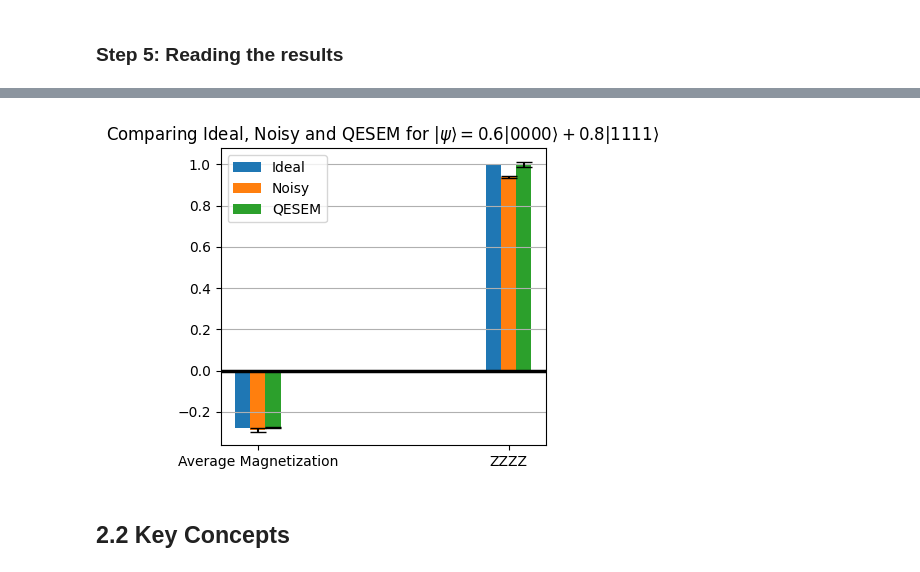
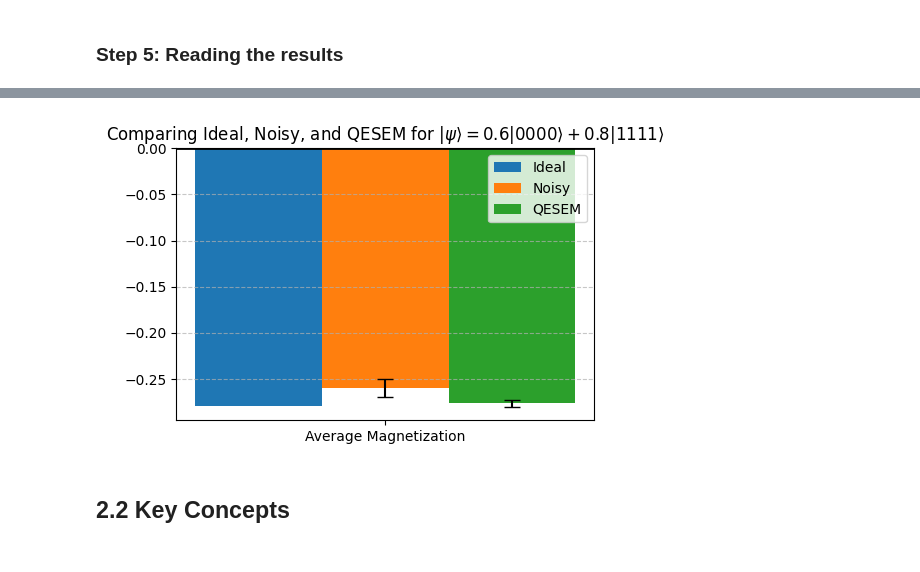
Before and after one commit to Qedma/riken-workshop, a Jupyter notebook: qesem_lab_solution.ipynb, the cells around one changed output, grey strips where cells are left out. Cells and saved outputs as stored; diff of their text form; code cells hidden in the pictures.

```diff
--- a/qesem_lab_solution.ipynb
+++ b/qesem_lab_solution.ipynb
@@ -426,12 +417,9 @@ circ_ex2.cx(2, 3)
 
 avg_magnetization_ex2 = qiskit.quantum_info.SparsePauliOp.from_sparse_list([("Z", [q], 1 / 4) for q in range(4)], num_qubits=4)
 
-all_z_ex2 = qiskit.quantum_info.SparsePauliOp.from_sparse_list([("Z" * 4, range(4), 1)], 4)
+obs_list_ex2 = [avg_magnetization_ex2]
 
-obs_list_ex2 = [avg_magnetization_ex2, all_z_ex2]
-
-
-circ_ex2.draw("text", scale=0.7)
+circ_ex2.draw("text", scale=0.7)  # assign to variable
 # %% [output]
      ┌───────────┐
 q_0: ┤ Ry(1.854) ├──■────────────
@@ -459,7 +447,6 @@ job = qedma_client.create_job(
     observables=obs_list_ex2,
     observables_metadata = [
         qedma_api.ObservableMetadata(description = "avg_magnetization_ex2"),
-        qedma_api.ObservableMetadata(description = "all_z_ex2")
     ],
     empirical_time_estimation=True,  # "empirical" - gets actual time estimates without running full mitigation
     precision=0.1,  # Precision for all observables
@@ -545,45 +526,36 @@ Gate fidelities found: {'CZ': 0.995350391690024, 'ID1Q': 0.9994821641636952}
 # %%
-# Results as a graph
-x = np.arange(2)  # Column position
-width = 0.06
+x = np.arange(1)  # Only one observable
+width = 0.18
 
-fig, ax = plt.subplots(figsize=(4, 2.5 * 1.5))
+# Values
+ideal_val = qiskit.quantum_info.Statevector(circ_ex2).expectation_value(avg_magnetization_ex2).real
+noisy_val = job_res.noisy_results[0][1].value
+qe_val = job_res.results[0][1].value
 
-# Plot the bars side by side
-ax.bar(
-    x - width,
-    [qiskit.quantum_info.Statevector(circ_ex2).expectation_value(obs).real for obs in [avg_magnetization_ex2, all_z_ex2]],
-    width,
-    label="Ideal",
-)
-ax.bar(
-    x,
-    [job_res.noisy_results[0][1].value, job_res.noisy_results[1][1].value],
-    width,
-    label="Noisy",
-    yerr=[job_res.noisy_results[0][1].error_bar, job_res.noisy_results[1][1].error_bar],
-    capsize=6,
-)
-ax.bar(
-    x + width,
-    [job_res.results[0][1].value, job_res.results[1][1].value],
-    width,
-    label="QESEM",
-    yerr=[job_res.results[0][1].error_bar, job_res.results[1][1].error_bar],
-    capsize=6,
-)
+# Errors
+noisy_err = job_res.noisy_results[0][1].error_bar
+qe_err = job_res.results[0][1].error_bar
+
+#plotting the bars
+fig, ax = plt.subplots(figsize=(5, 3.5))
+
+ax.bar(x - width, [ideal_val], width, label="Ideal", color="#1f77b4")
+ax.bar(x, [noisy_val], width, label="Noisy", yerr=[noisy_err], capsize=6, color="#ff7f0e")
+ax.bar(x + width, [qe_val], width, label="QESEM", yerr=[qe_err], capsize=6, color="#2ca02c")
 
 ax.set_xticks(x)
-ax.set_xticklabels(["Average Magnetization", "ZZZZ"])
-ax.set_title(r"Comparing Ideal, Noisy and QESEM for $|\psi\rangle = 0.6|0000\rangle+0.8|1111\rangle$ ")
+ax.set_xticklabels(["Average Magnetization"])
+ax.set_title(
+    r"Comparing Ideal, Noisy, and QESEM for $|\psi\rangle = 0.6|0000\rangle + 0.8|1111\rangle$"
+)
 ax.legend()
+ax.grid(axis="y", linestyle="--", alpha=0.7)
+ax.axhline(0, color="black", linewidth=2)
 
 plt.tight_layout()
-plt.grid(axis="y")
-plt.axhline(0, color="black", linewidth=2.5)  # y=0, bold black line
 plt.show()
 # %% [output]
-[figure, old version]
+[figure, new version]
 # %% [markdown]
 ## 2.2 Key Concepts
 # %% [markdown]
```
Also changed, not shown: parts of 20 cells of this notebook, 4 other files.
